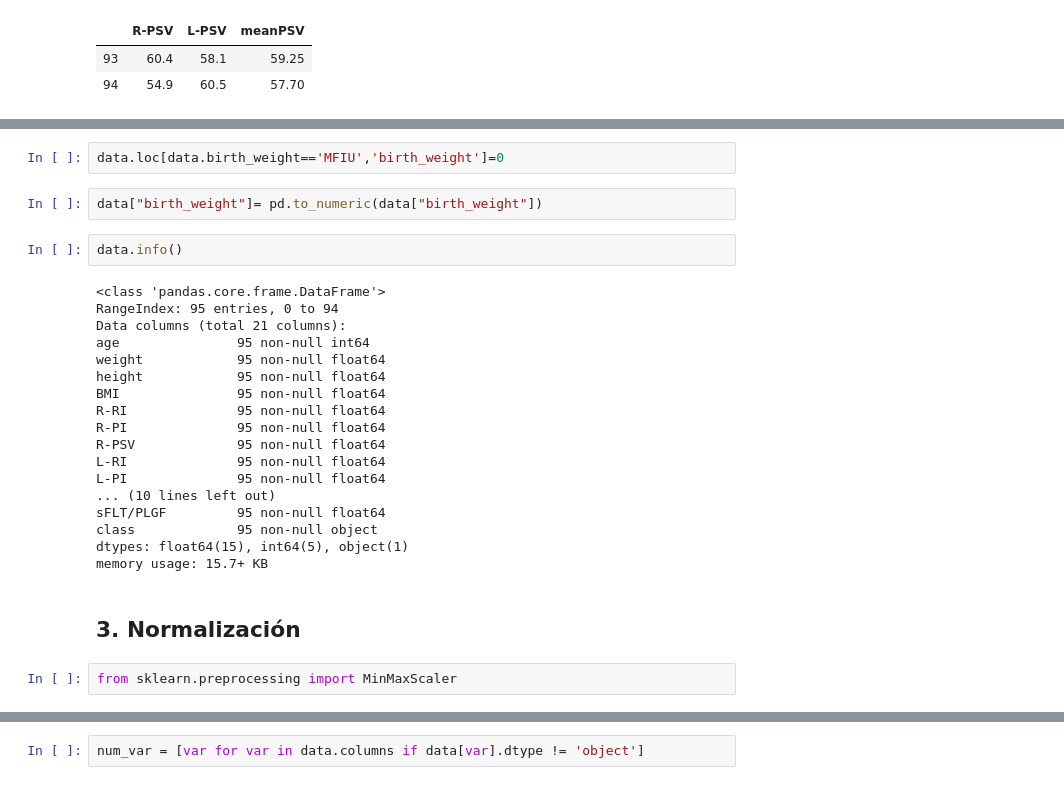
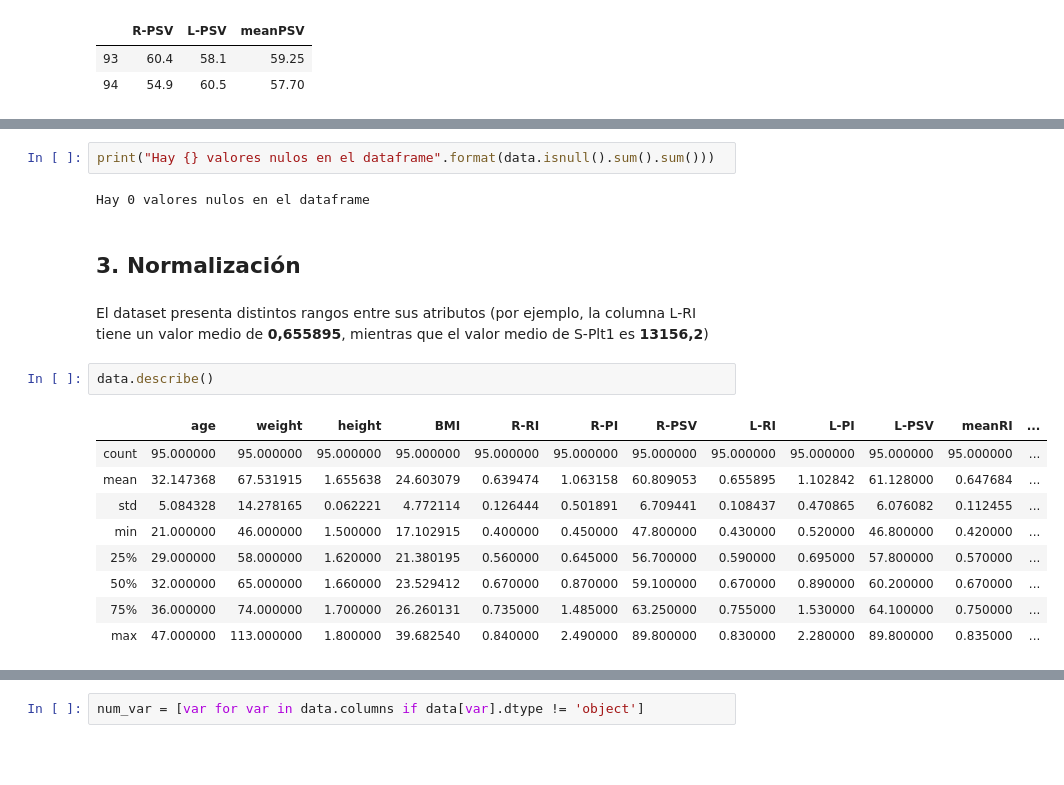
Before and after one commit to lolagj/TFM-Modelo-Riesgos-Embarazadas, a Jupyter notebook: Preprocesamiento.ipynb, the cells around one changed output, grey strips where cells are left out. Saved outputs shown, nothing was run; the diff lists cells and outputs as text; blank space fills up the shorter version.

```diff
--- a/Preprocesamiento.ipynb
+++ b/Preprocesamiento.ipynb
@@ -106,28 +157,20 @@ MFIU --> muerte intrauterina. Cambiaremos este valor por 0
-# %%
-data.loc[data.birth_weight=='MFIU','birth_weight']=0
-# %%
-data["birth_weight"]= pd.to_numeric(data["birth_weight"])
-# %%
-data.info()
-# %% [output]
-<class 'pandas.core.frame.DataFrame'>
-RangeIndex: 95 entries, 0 to 94
-Data columns (total 21 columns):
-age               95 non-null int64
-weight            95 non-null float64
-height            95 non-null float64
-BMI               95 non-null float64
-R-RI              95 non-null float64
-R-PI              95 non-null float64
-R-PSV             95 non-null float64
-L-RI              95 non-null float64
-L-PI              95 non-null float64
-... (10 lines left out)
-sFLT/PLGF         95 non-null float64
-class             95 non-null object
-dtypes: float64(15), int64(5), object(1)
-memory usage: 15.7+ KB
+# %%
+print("Hay {} valores nulos en el dataframe".format(data.isnull().sum().sum()))
+# %% [output]
+Hay 0 valores nulos en el dataframe
 # %% [markdown]
 ## 3. Normalización
-# %%
-from sklearn.preprocessing import MinMaxScaler
+# %% [markdown]
+El dataset presenta distintos rangos entre sus atributos (por ejemplo, la columna L-RI tiene un valor medio de **0,655895**, mientras que el valor medio de S-Plt1 es **13156,2**)
+# %%
+data.describe()
+# %% [output]
+|  | age | weight | height | BMI | R-RI | R-PI | R-PSV | L-RI | L-PI | L-PSV | meanRI | ... |
+| count | 95.000000 | 95.000000 | 95.000000 | 95.000000 | 95.000000 | 95.000000 | 95.000000 | 95.000000 | 95.000000 | 95.000000 | 95.000000 | ... |
+| mean | 32.147368 | 67.531915 | 1.655638 | 24.603079 | 0.639474 | 1.063158 | 60.809053 | 0.655895 | 1.102842 | 61.128000 | 0.647684 | ... |
+| std | 5.084328 | 14.278165 | 0.062221 | 4.772114 | 0.126444 | 0.501891 | 6.709441 | 0.108437 | 0.470865 | 6.076082 | 0.112455 | ... |
+| min | 21.000000 | 46.000000 | 1.500000 | 17.102915 | 0.400000 | 0.450000 | 47.800000 | 0.430000 | 0.520000 | 46.800000 | 0.420000 | ... |
+| 25% | 29.000000 | 58.000000 | 1.620000 | 21.380195 | 0.560000 | 0.645000 | 56.700000 | 0.590000 | 0.695000 | 57.800000 | 0.570000 | ... |
+| 50% | 32.000000 | 65.000000 | 1.660000 | 23.529412 | 0.670000 | 0.870000 | 59.100000 | 0.670000 | 0.890000 | 60.200000 | 0.670000 | ... |
+| 75% | 36.000000 | 74.000000 | 1.700000 | 26.260131 | 0.735000 | 1.485000 | 63.250000 | 0.755000 | 1.530000 | 64.100000 | 0.750000 | ... |
+| max | 47.000000 | 113.000000 | 1.800000 | 39.682540 | 0.840000 | 2.490000 | 89.800000 | 0.830000 | 2.280000 | 89.800000 | 0.835000 | ... |
```
Also changed, not shown: parts of 39 cells of this notebook.
